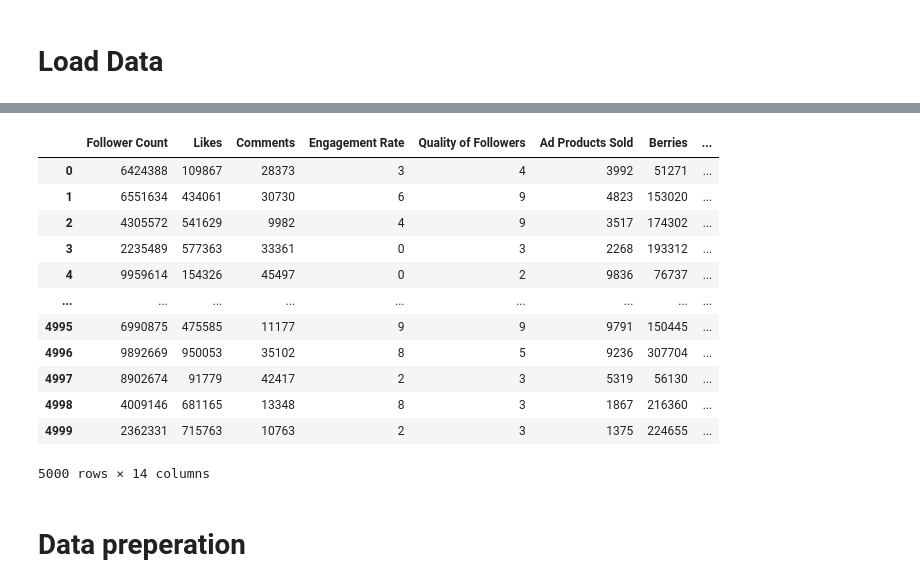
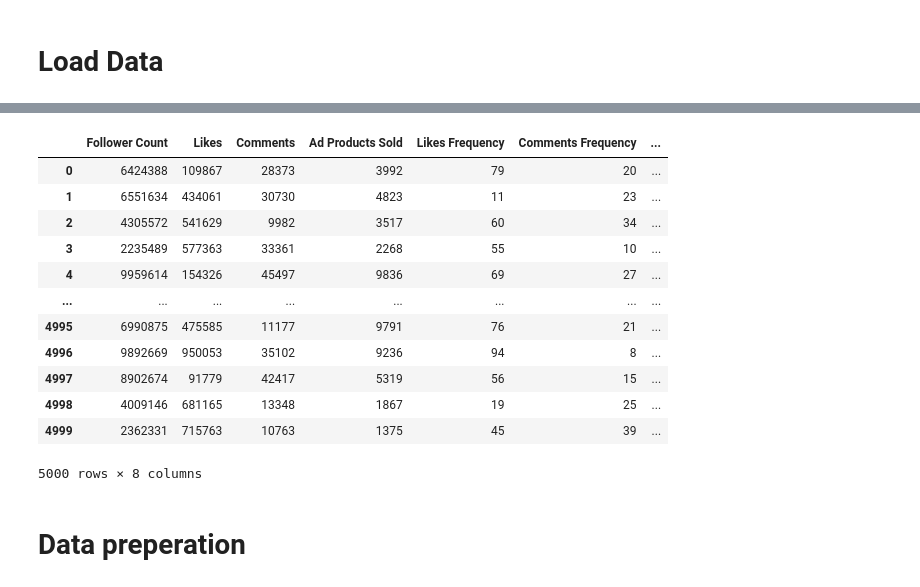
Before and after one commit to gabrielantonyxaviour/aptos-hack, a Jupyter notebook: ML_model_to_predict_influencers_score_and_correlation_factor_.ipynb, the cells around one changed output, grey strips where cells are left out. Drawn from its saved outputs; the diff is of its cells as text; code cells hidden in the pictures.

```diff
--- a/ML_model_to_predict_influencers_score_and_correlation_factor_.ipynb
+++ b/ML_model_to_predict_influencers_score_and_correlation_factor_.ipynb
@@ -17,22 +17,22 @@ Saving modified_influencer_dataset (1).csv to modified_influencer_dataset (1) (1
 # %%
 import io
 # %%
-df = pd.read_csv(io.BytesIO(uploaded['modified_influencer_dataset (1) (1).csv']))
+df = pd.read_csv(io.BytesIO(uploaded['Influencer data (1).csv']))
 df
 # %% [output]
-|  | Follower Count | Likes | Comments | Engagement Rate | Quality of Followers | Ad Products Sold | Berries | ... |
-| 0 | 6424388 | 109867 | 28373 | 3 | 4 | 3992 | 51271 | ... |
-| 1 | 6551634 | 434061 | 30730 | 6 | 9 | 4823 | 153020 | ... |
-| 2 | 4305572 | 541629 | 9982 | 4 | 9 | 3517 | 174302 | ... |
-| 3 | 2235489 | 577363 | 33361 | 0 | 3 | 2268 | 193312 | ... |
-| 4 | 9959614 | 154326 | 45497 | 0 | 2 | 9836 | 76737 | ... |
-| ... | ... | ... | ... | ... | ... | ... | ... | ... |
-| 4995 | 6990875 | 475585 | 11177 | 9 | 9 | 9791 | 150445 | ... |
-| 4996 | 9892669 | 950053 | 35102 | 8 | 5 | 9236 | 307704 | ... |
-| 4997 | 8902674 | 91779 | 42417 | 2 | 3 | 5319 | 56130 | ... |
-| 4998 | 4009146 | 681165 | 13348 | 8 | 3 | 1867 | 216360 | ... |
-| 4999 | 2362331 | 715763 | 10763 | 2 | 3 | 1375 | 224655 | ... |
+|  | Follower Count | Likes | Comments | Ad Products Sold | Likes Frequency | Comments Frequency | ... |
+| 0 | 6424388 | 109867 | 28373 | 3992 | 79 | 20 | ... |
+| 1 | 6551634 | 434061 | 30730 | 4823 | 11 | 23 | ... |
+| 2 | 4305572 | 541629 | 9982 | 3517 | 60 | 34 | ... |
+| 3 | 2235489 | 577363 | 33361 | 2268 | 55 | 10 | ... |
+| 4 | 9959614 | 154326 | 45497 | 9836 | 69 | 27 | ... |
+| ... | ... | ... | ... | ... | ... | ... | ... |
+| 4995 | 6990875 | 475585 | 11177 | 9791 | 76 | 21 | ... |
+| 4996 | 9892669 | 950053 | 35102 | 9236 | 94 | 8 | ... |
+| 4997 | 8902674 | 91779 | 42417 | 5319 | 56 | 15 | ... |
+| 4998 | 4009146 | 681165 | 13348 | 1867 | 19 | 25 | ... |
+| 4999 | 2362331 | 715763 | 10763 | 1375 | 45 | 39 | ... |
-5000 rows × 14 columns
+5000 rows × 8 columns
 # %% [markdown]
 # Data preperation
 # %% [markdown]
```
Also changed, not shown: parts of 22 cells of this notebook.
